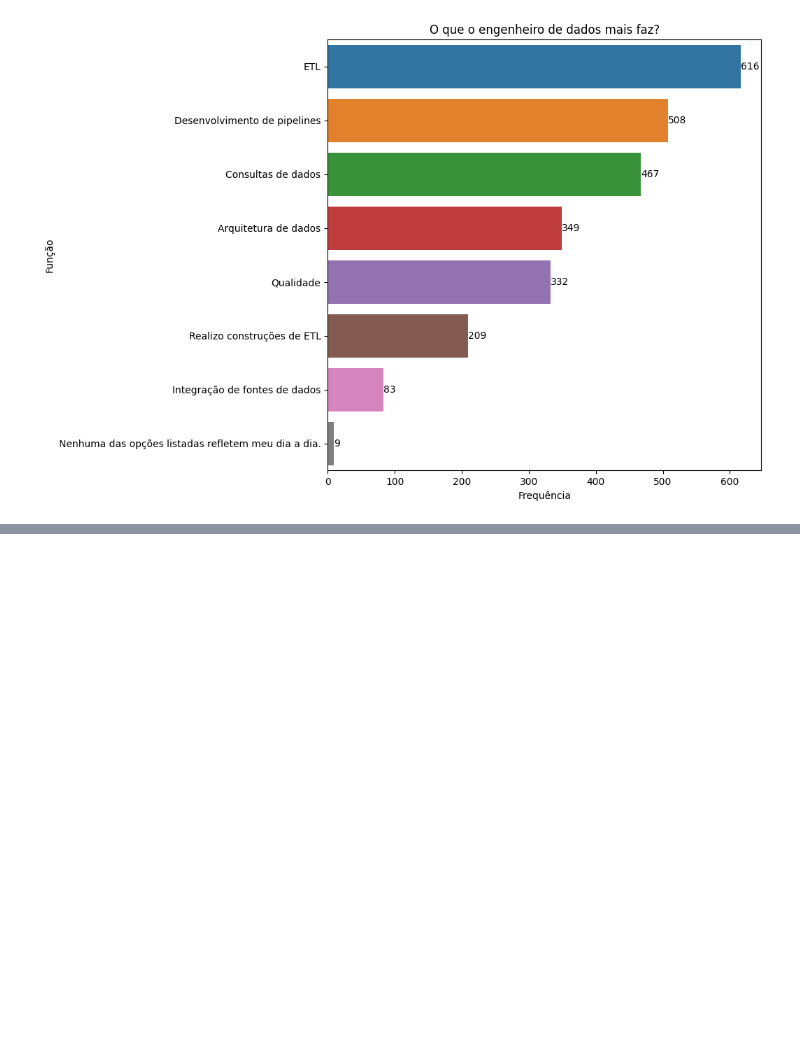
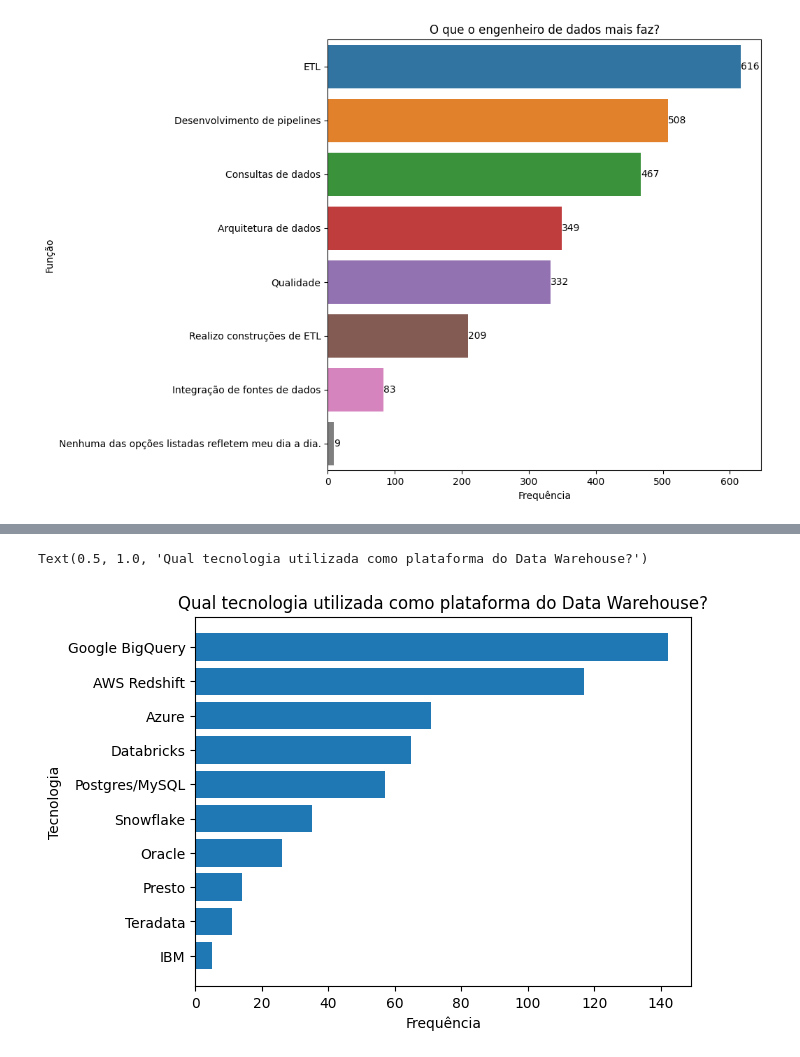
Before and after one commit to dallaqua/Trabalho_Santander_Coders_TPI, a Jupyter notebook: analise_mercado_dados_2022.ipynb, the cells around one changed output, grey strips where cells are left out. Cells and saved outputs as stored; diff of their text form; code cells hidden in the pictures; blank space fills up the shorter version.

```diff
--- a/analise_mercado_dados_2022.ipynb
+++ b/analise_mercado_dados_2022.ipynb
@@ -301,0 +366,11 @@ ax.bar_label(ax.containers[0])
+# %%
+coluna_P6_f = "('P6_f ', 'Qual tecnologia utilizada como plataforma do Data Warehouse?')"
+df_P6_f_respostas = df_parte_6.groupby(coluna_P6_f)[coluna_P6_f].count().sort_values()
+
+plt.barh(df_P6_f_respostas.index, df_P6_f_respostas.values)
+plt.xlabel('Frequência')
+plt.ylabel('Tecnologia')
+plt.title('Qual tecnologia utilizada como plataforma do Data Warehouse?')
+# %% [output]
+Text(0.5, 1.0, 'Qual tecnologia utilizada como plataforma do Data Warehouse?')
+[figure, added]
```
Also changed, not shown: parts of 4 cells of this notebook.
